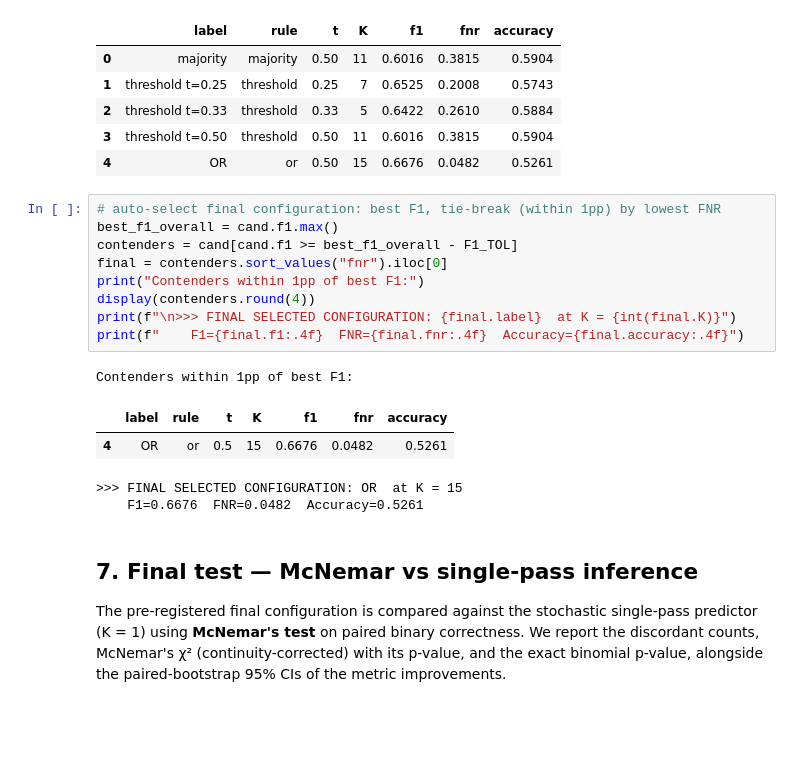
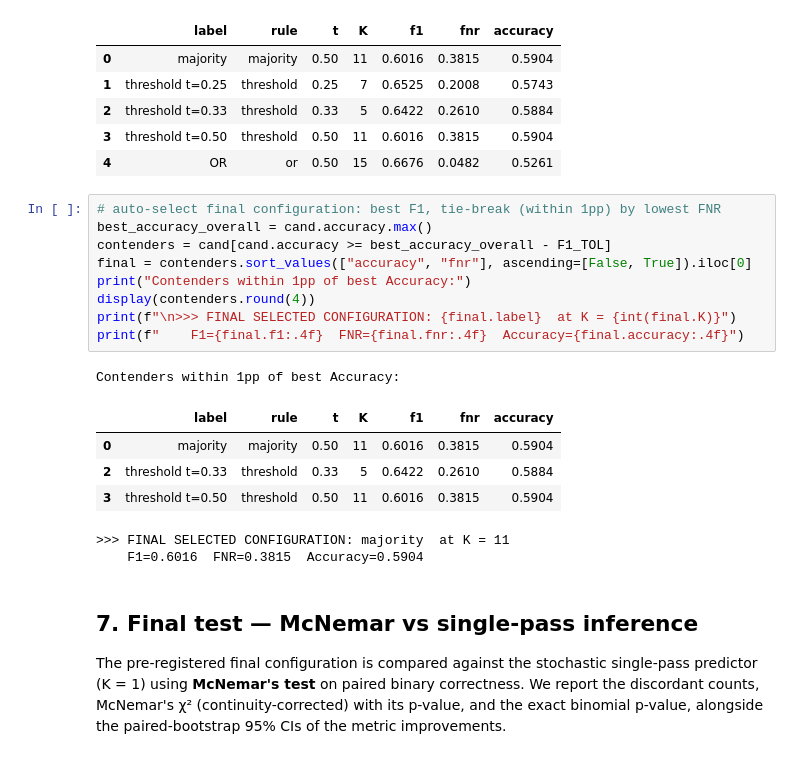
Before and after one commit to vodkar/llm4codesec-framework, a Jupyter notebook: benchmarks/self_consistency_analysis.ipynb, the cells around one changed output. Saved outputs shown, nothing was run; the diff lists cells and outputs as text; blank space fills up the shorter version.

```diff
--- a/benchmarks/self_consistency_analysis.ipynb
+++ b/benchmarks/self_consistency_analysis.ipynb
@@ -409,21 +409,23 @@ Optimal-K candidates per rule:
 | 2 | threshold t=0.33 | threshold | 0.33 | 5 | 0.6422 | 0.2610 | 0.5884 |
 | 3 | threshold t=0.50 | threshold | 0.50 | 11 | 0.6016 | 0.3815 | 0.5904 |
 | 4 | OR | or | 0.50 | 15 | 0.6676 | 0.0482 | 0.5261 |
-# %%
-# auto-select final configuration: best F1, tie-break (within 1pp) by lowest FNR
-best_f1_overall = cand.f1.max()
-contenders = cand[cand.f1 >= best_f1_overall - F1_TOL]
-final = contenders.sort_values("fnr").iloc[0]
-print("Contenders within 1pp of best F1:")
-display(contenders.round(4))
-print(f"\n>>> FINAL SELECTED CONFIGURATION: {final.label}  at K = {int(final.K)}")
-print(f"    F1={final.f1:.4f}  FNR={final.fnr:.4f}  Accuracy={final.accuracy:.4f}")
-# %% [output]
-Contenders within 1pp of best F1:
-|  | label | rule | t | K | f1 | fnr | accuracy |
-| 4 | OR | or | 0.5 | 15 | 0.6676 | 0.0482 | 0.5261 |
->>> FINAL SELECTED CONFIGURATION: OR  at K = 15
-    F1=0.6676  FNR=0.0482  Accuracy=0.5261
+# %%
+# auto-select final configuration: best F1, tie-break (within 1pp) by lowest FNR
+best_accuracy_overall = cand.accuracy.max()
+contenders = cand[cand.accuracy >= best_accuracy_overall - F1_TOL]
+final = contenders.sort_values(["accuracy", "fnr"], ascending=[False, True]).iloc[0]
+print("Contenders within 1pp of best Accuracy:")
+display(contenders.round(4))
+print(f"\n>>> FINAL SELECTED CONFIGURATION: {final.label}  at K = {int(final.K)}")
+print(f"    F1={final.f1:.4f}  FNR={final.fnr:.4f}  Accuracy={final.accuracy:.4f}")
+# %% [output]
+Contenders within 1pp of best Accuracy:
+|  | label | rule | t | K | f1 | fnr | accuracy |
+| 0 | majority | majority | 0.50 | 11 | 0.6016 | 0.3815 | 0.5904 |
+| 2 | threshold t=0.33 | threshold | 0.33 | 5 | 0.6422 | 0.2610 | 0.5884 |
+| 3 | threshold t=0.50 | threshold | 0.50 | 11 | 0.6016 | 0.3815 | 0.5904 |
+>>> FINAL SELECTED CONFIGURATION: majority  at K = 11
+    F1=0.6016  FNR=0.3815  Accuracy=0.5904
 # %% [markdown]
 ## 7. Final test — McNemar vs single-pass inference
 
```
Also changed, not shown: parts of 4 cells of this notebook.
